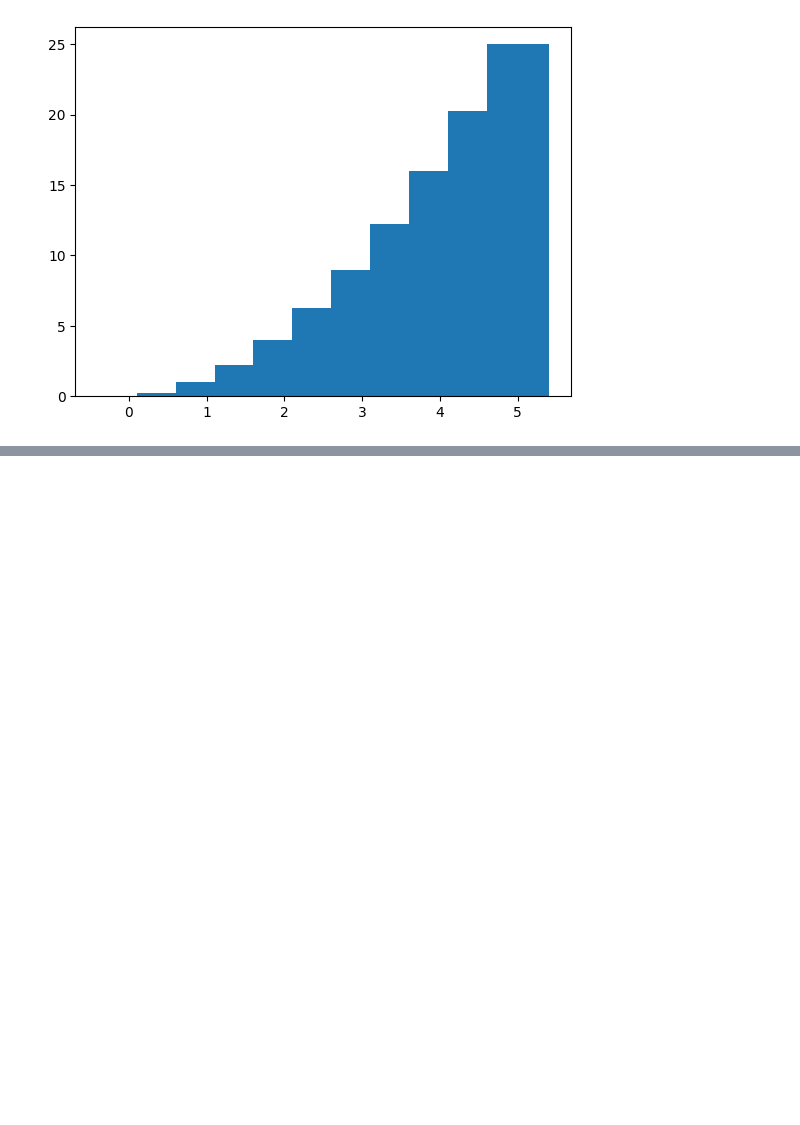
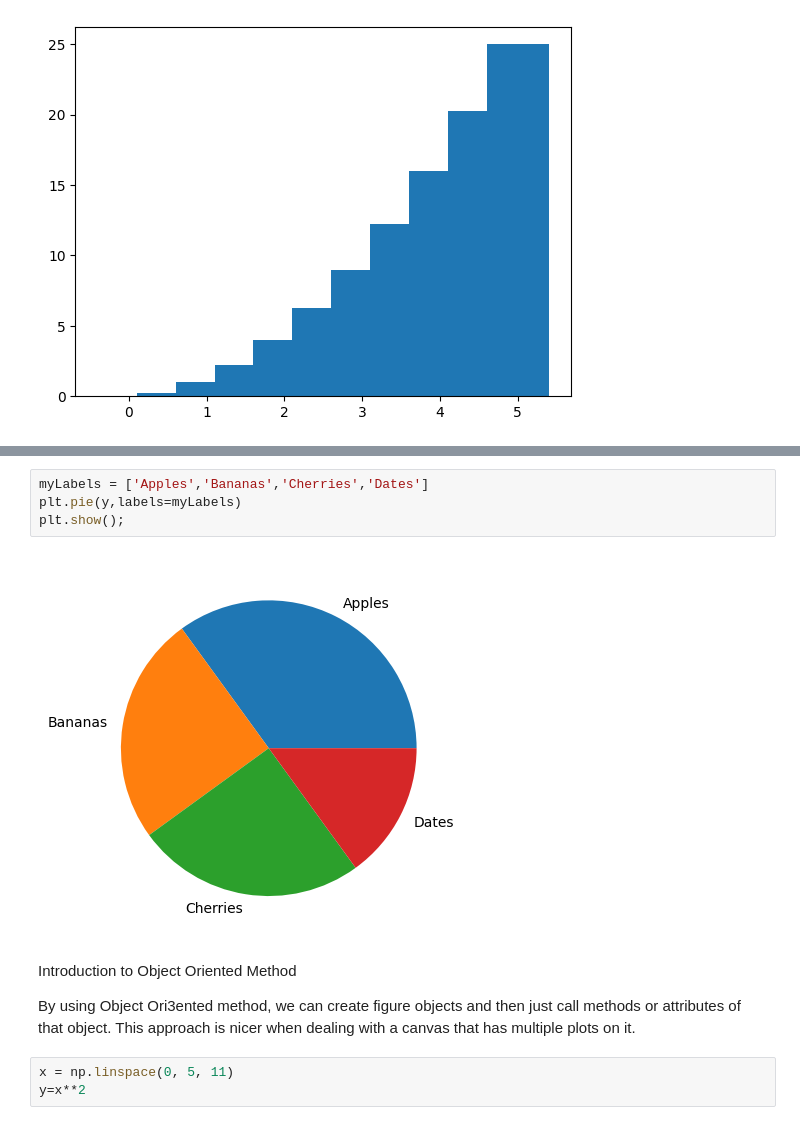
Before and after one commit to Paxyifier/AIML-Practicals, a Jupyter notebook: 19-AIML-Practical-2.3.ipynb, the cells around one changed output, grey strips where cells are left out. Drawn from its saved outputs; the diff is of its cells as text; blank space fills up the shorter version.

```diff
--- a/19-AIML-Practical-2.3.ipynb
+++ b/19-AIML-Practical-2.3.ipynb
@@ -52,0 +90,13 @@ x = np.random.normal(120,20,350)
+# %%
+myLabels = ['Apples','Bananas','Cherries','Dates']
+plt.pie(y,labels=myLabels)
+plt.show();
+# %% [output]
+[figure, added]
+# %% [markdown]
+Introduction to Object Oriented Method
+
+By using Object Ori3ented method, we can create figure objects and then just call methods or attributes of that object. This approach is nicer when dealing with a canvas that has multiple plots on it.
+# %%
+x = np.linspace(0, 5, 11)
+y=x**2
```
Also changed, not shown: parts of 12 cells of this notebook.
